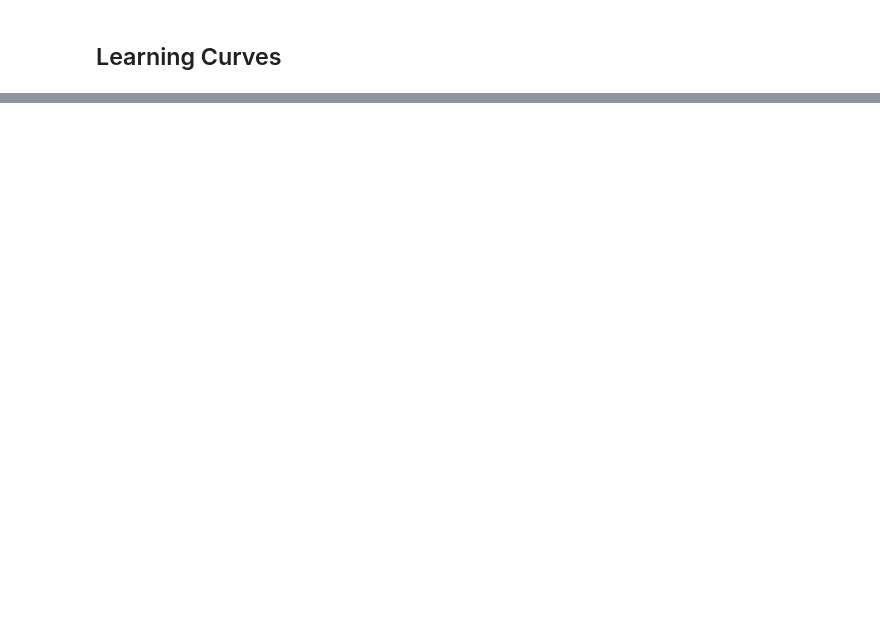
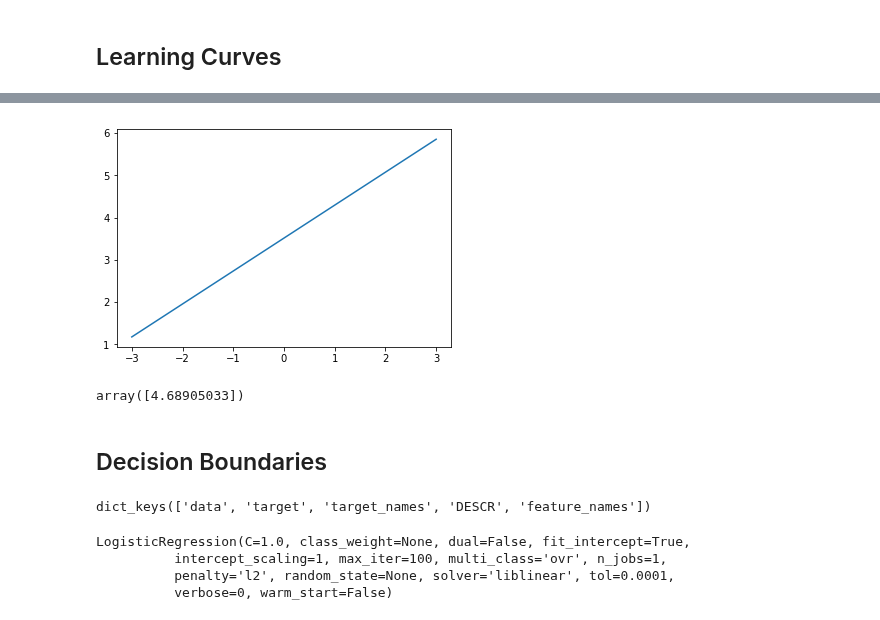
Before and after one commit to Okbps/handson-ml, a Jupyter notebook: jupyter/04-training.ipynb, the cells around one changed output, grey strips where cells are left out. Saved outputs shown, nothing was run; the diff lists cells and outputs as text; code cells hidden in the pictures; blank space fills up the shorter version.

```diff
--- a/jupyter/04-training.ipynb
+++ b/jupyter/04-training.ipynb
@@ -180,0 +205,11 @@ plt.show()
+# %%
+plt.plot(X_test, lasso_reg.predict(X_test))
+plt.show()
+# %% [output]
+[figure, added]
+# %%
+elastic_net = ElasticNet(alpha=0.1, l1_ratio=0.5)
+elastic_net.fit(X, y)
+elastic_net.predict([[1.5]])
+# %% [output]
+array([4.68905033])
@@ -180,0 +242,7 @@ plt.show()
+# %% [markdown]
+## Decision Boundaries
+# %%
+iris = datasets.load_iris()
+iris.keys()
+# %% [output]
+dict_keys(['data', 'target', 'target_names', 'DESCR', 'feature_names'])
@@ -180,0 +252,8 @@ plt.show()
+# %%
+log_reg = LogisticRegression()
+log_reg.fit(X, y)
+# %% [output]
+LogisticRegression(C=1.0, class_weight=None, dual=False, fit_intercept=True,
+          intercept_scaling=1, max_iter=100, multi_class='ovr', n_jobs=1,
+          penalty='l2', random_state=None, solver='liblinear', tol=0.0001,
+          verbose=0, warm_start=False)
```
Also changed, not shown: parts of 26 cells of this notebook.
